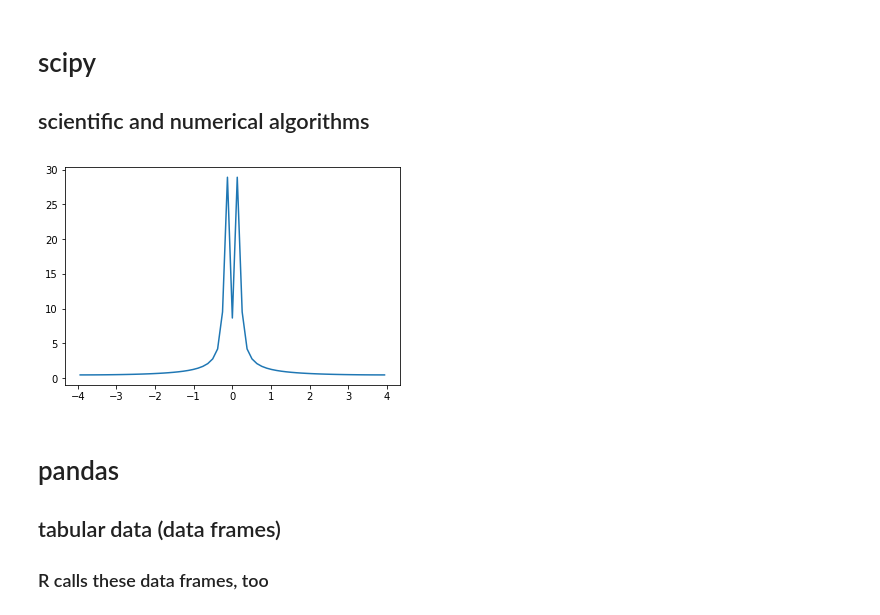
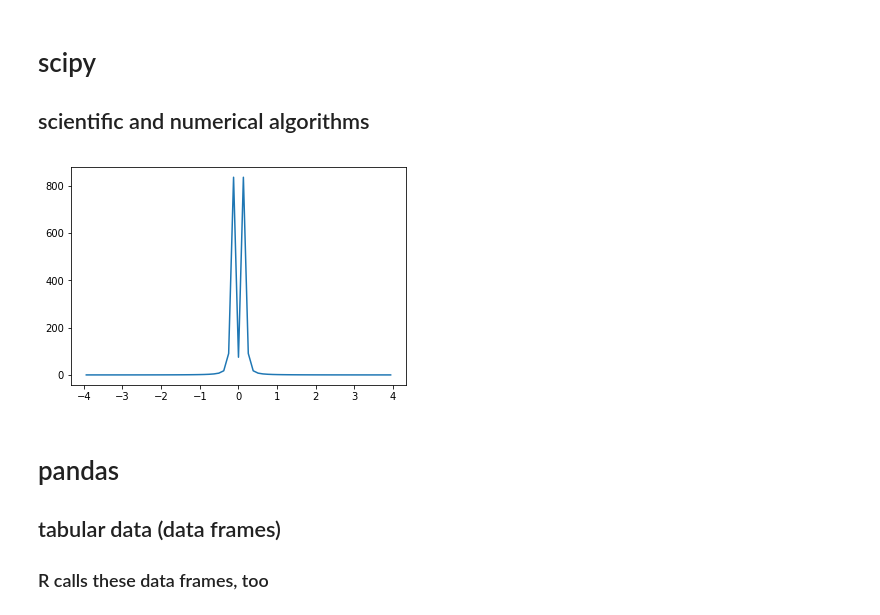
Before and after one commit to jonwoodring/ucsc-2019-03-05, a Jupyter notebook: python.ipynb, the cells around one changed output. Saved outputs shown, nothing was run; the diff lists cells and outputs as text; code cells hidden in the pictures.

```diff
--- a/python.ipynb
+++ b/python.ipynb
@@ -92,14 +96,14 @@ plot.show()
 # %%
 # Fourier transform on our sine wave
 from scipy import fftpack
 
 transform = fftpack.fftshift(fftpack.fft(c))
 frequencies = fftpack.fftshift(fftpack.fftfreq(c.size, d=1/8.0))
 
-plot.plot(frequencies, numpy.abs(transform))
+plot.plot(frequencies, numpy.abs(transform*transform))
 plot.show()
 # %% [output]
-[figure, old version]
+[figure, new version]
 # %% [markdown]
 # pandas #
 ## tabular data (data frames) ##
```
Also changed, not shown: parts of 19 cells of this notebook, 2 other files.
